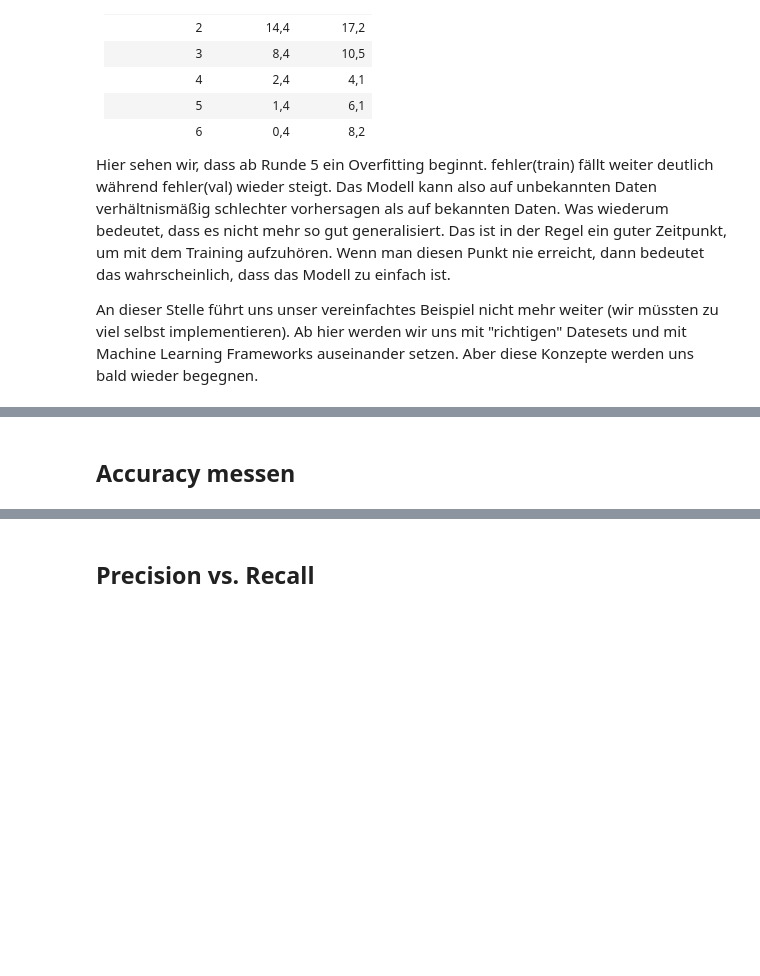
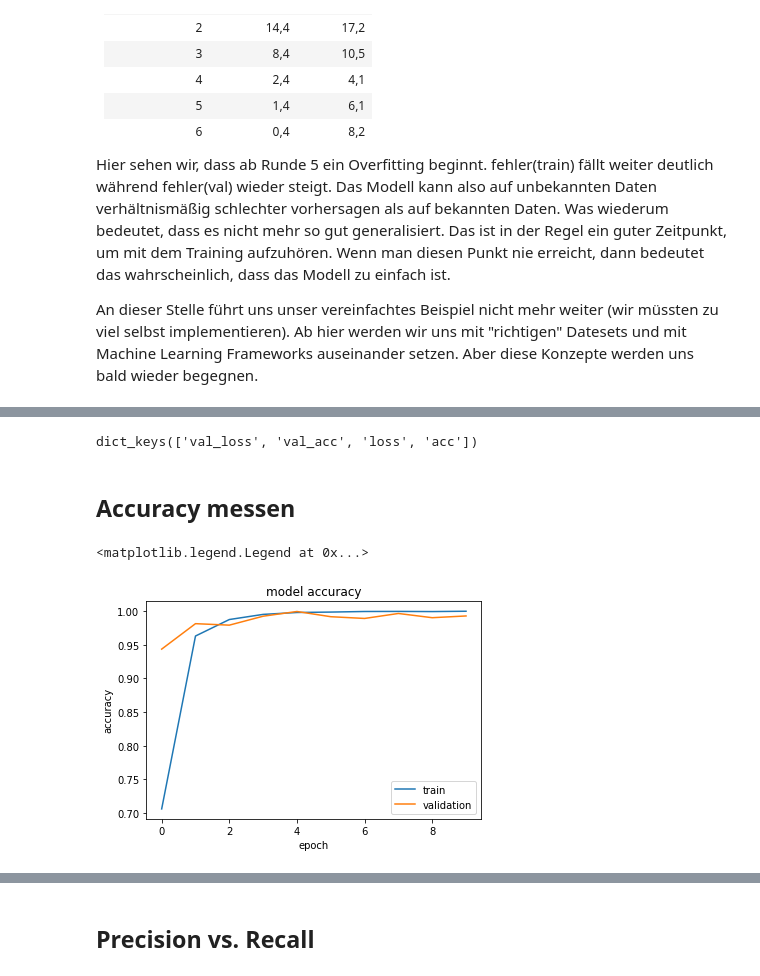
Before and after one commit to codecentric/codecentric.AI-bootcamp, a Jupyter notebook: notebooks/ml_basics/praxis_machine_learning_basics.ipynb, the cells around one changed output, grey strips where cells are left out. Saved outputs shown, nothing was run; the diff lists cells and outputs as text; code cells hidden in the pictures; blank space fills up the shorter version.

```diff
--- a/notebooks/ml_basics/praxis_machine_learning_basics.ipynb
+++ b/notebooks/ml_basics/praxis_machine_learning_basics.ipynb
@@ -334,0 +341,10 @@ ModuleNotFoundError: No module named 'keras'
+# %%
+fruit_list = ["Kiwi", "Banana", "Plum", "Apricot", "Avocado", "Cocos", "Clementine", "Mandarine", "Orange",
+                "Limes", "Lemon", "Peach", "Plum", "Raspberry", "Strawberry", "Pineapple", "Pomegranate"]
+output_n = len(fruit_list)
+size = 20
+img_width = 20
+img_height = 20
+channels = 3
+train_image_files_path = "/data/fruits-360/Training/"
+valid_image_files_path = "/data/fruits-360/Test/"
@@ -334,0 +376,7 @@ ModuleNotFoundError: No module named 'keras'
+# %%
+train_samples = train_image_array_gen.n
+valid_samples = valid_image_array_gen.n
+print(train_samples, valid_samples)
+
+batch_size = 32
+epochs = 10
@@ -334,0 +411,13 @@ ModuleNotFoundError: No module named 'keras'
+# %%
+model.compile(loss = 'categorical_crossentropy',
+              optimizer = RMSprop(lr = 0.0001, decay = 1e-6),
+              metrics = ['accuracy'])
+# %%
+history = model.fit_generator(
+    train_image_array_gen,
+    steps_per_epoch = int(train_samples / batch_size),
+    epochs = epochs,
+    validation_data = valid_image_array_gen,
+    validation_steps = int(valid_samples / batch_size),
+    verbose = 1
+)
@@ -335,2 +445,16 @@ ModuleNotFoundError: No module named 'keras'
+# %%
+print(history.history.keys())
+# %% [output]
+dict_keys(['val_loss', 'val_acc', 'loss', 'acc'])
 # %% [markdown]
 ## Accuracy messen
+# %%
+plt.plot(history.history['acc'])
+plt.plot(history.history['val_acc'])
+plt.title('model accuracy')
+plt.ylabel('accuracy')
+plt.xlabel('epoch')
+plt.legend(['train', 'validation'], loc = 'lower right')
+# %% [output]
+<matplotlib.legend.Legend at 0x...>
+[figure, added]
```
Also changed, not shown: parts of 23 cells of this notebook.
